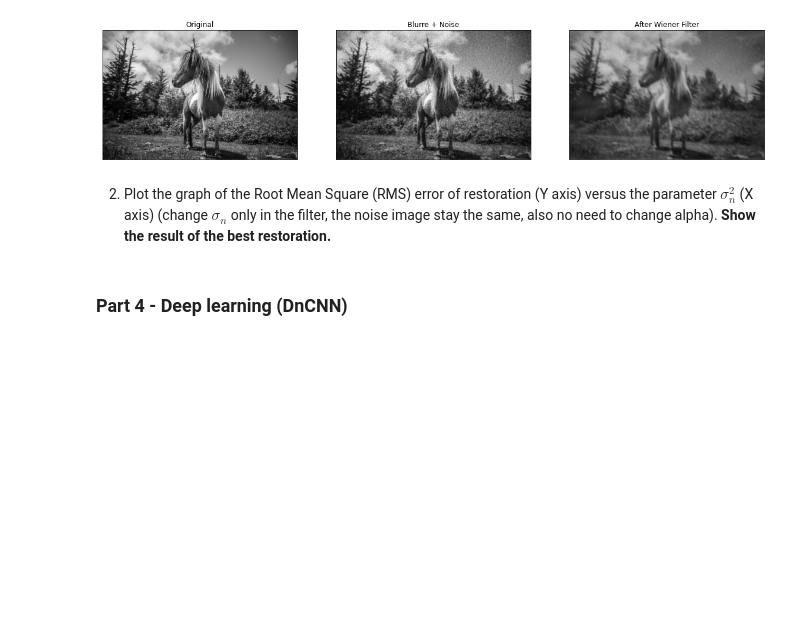
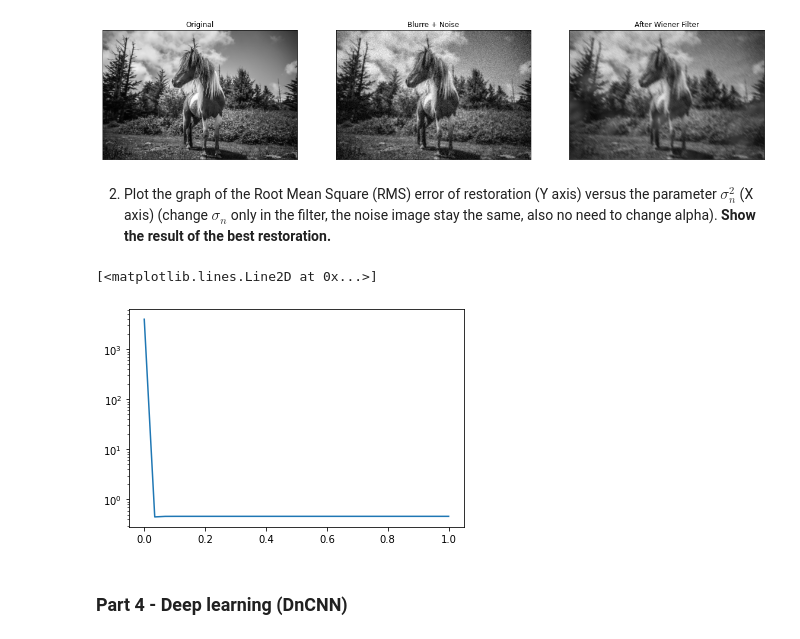
Before and after one commit to nadavschwalb/image_processing, a Jupyter notebook: Lab5.ipynb, the cells around one changed output. Saved outputs shown, nothing was run; the diff lists cells and outputs as text; code cells hidden in the pictures; blank space fills up the shorter version.

```diff
--- a/Lab5.ipynb
+++ b/Lab5.ipynb
@@ -217,3 +224,12 @@ plt.show()
+# %%
+sigma = np.linspace(0,1,30)
+weiner_restored = [WienerFilter(noise,filter_blur,sigma=x) for x in sigma]
+rms_wiener = [restoration_rms(img,x) for x in weiner_restored]
+plt.yscale("log")
+plt.plot(sigma,rms_wiener)
+# %% [output]
+[<matplotlib.lines.Line2D at 0x...>]
+[figure, added]
 # %% [markdown]
 ### Part 4 - Deep learning (DnCNN)
 # %% [markdown]
```
Also changed, not shown: parts of 10 cells of this notebook.
